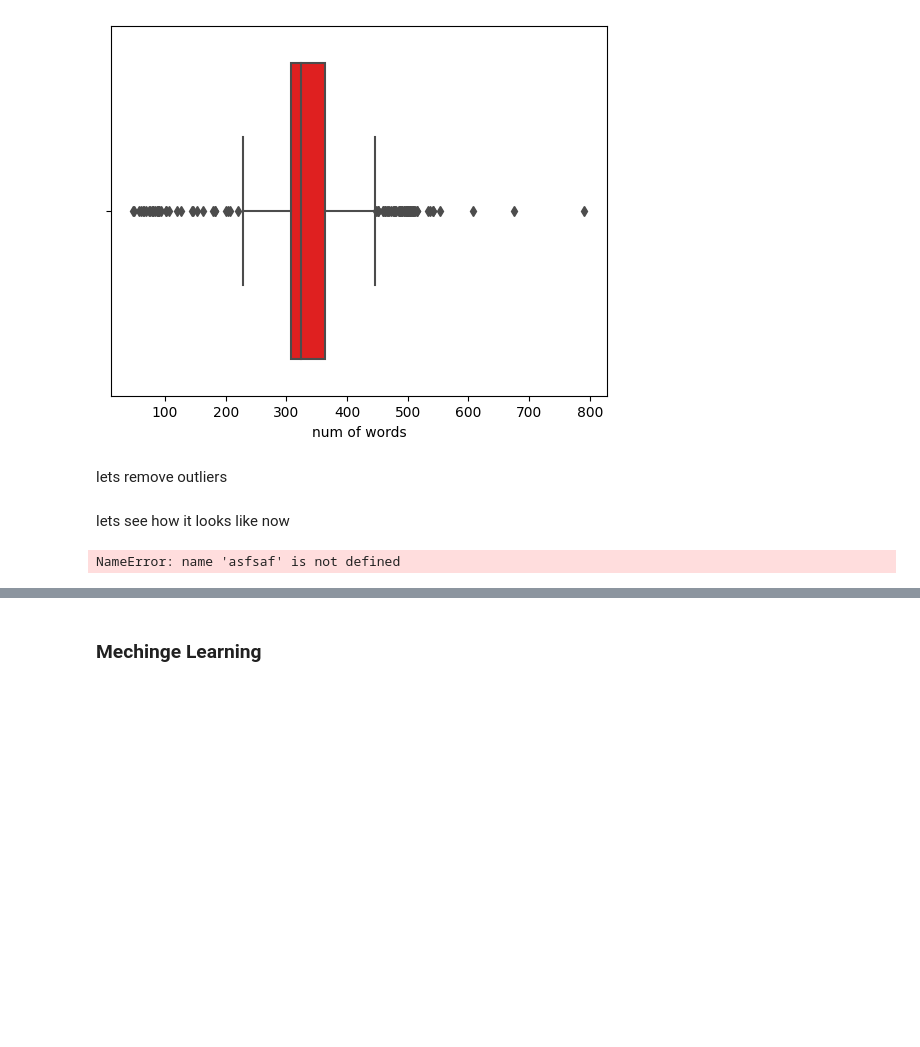
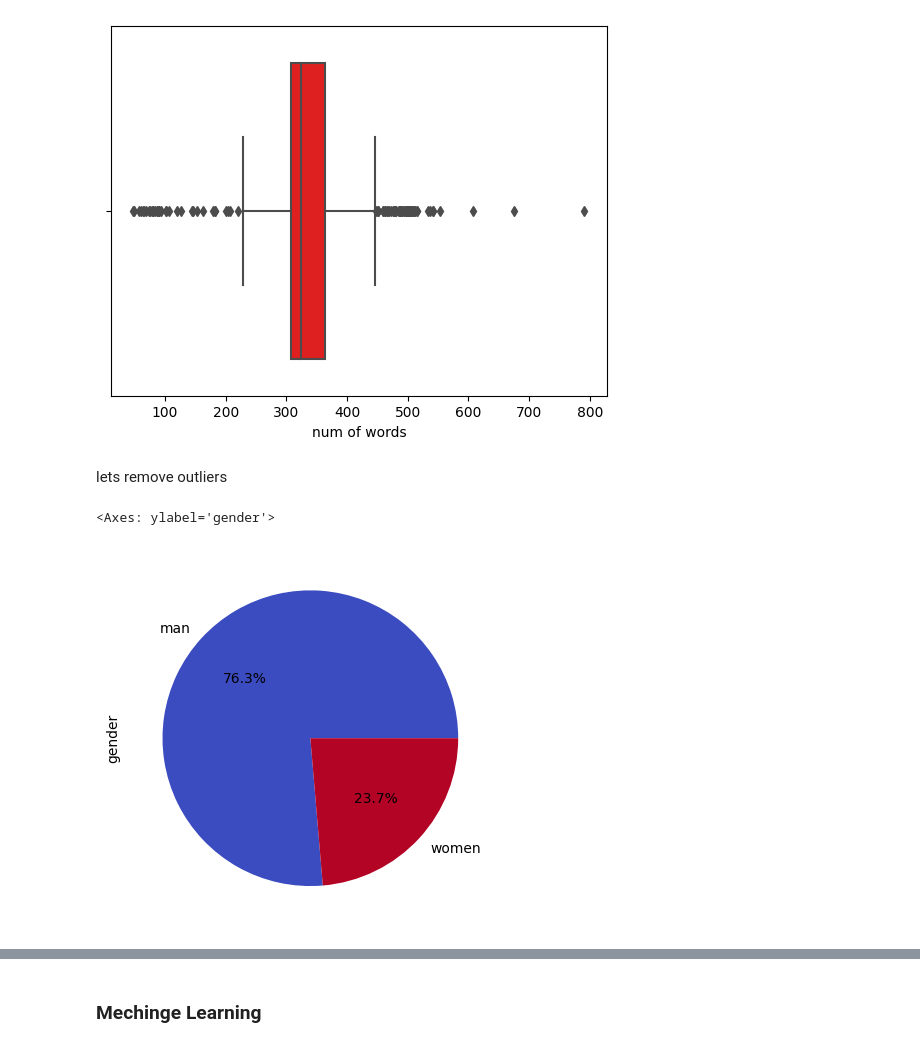
Before and after one commit to DanielDolberg/Mechine_learning_final, a Jupyter notebook: Assignment3-text-analysis.ipynb, the cells around one changed output, grey strips where cells are left out. Drawn from its saved outputs; the diff is of its cells as text; code cells hidden in the pictures; blank space fills up the shorter version.

```diff
--- a/Assignment3-text-analysis.ipynb
+++ b/Assignment3-text-analysis.ipynb
@@ -295,9 +275,11 @@ sns.boxplot(x = df_erd["num of words"], color = "red")
 [figure]
 # %% [markdown]
 lets remove outliers
-# %% [markdown]
-lets see how it looks like now
-# %%
-asfsaf
-# %% [output]
-NameError: name 'asfsaf' is not defined
+# %%
+df_erd2 = df_erd[df_erd["num of words"] < 450]
+df_erd2 = df_erd2[df_erd2["num of words"] > 250]
+
+df_erd2['gender'].value_counts(normalize=False).plot(kind='pie', colormap = "coolwarm", labels = ["man","women"], autopct='%1.1f%%')
+# %% [output]
+<Axes: ylabel='gender'>
+[figure, added]
```
Also changed, not shown: parts of 16 cells of this notebook, 1 other file.
